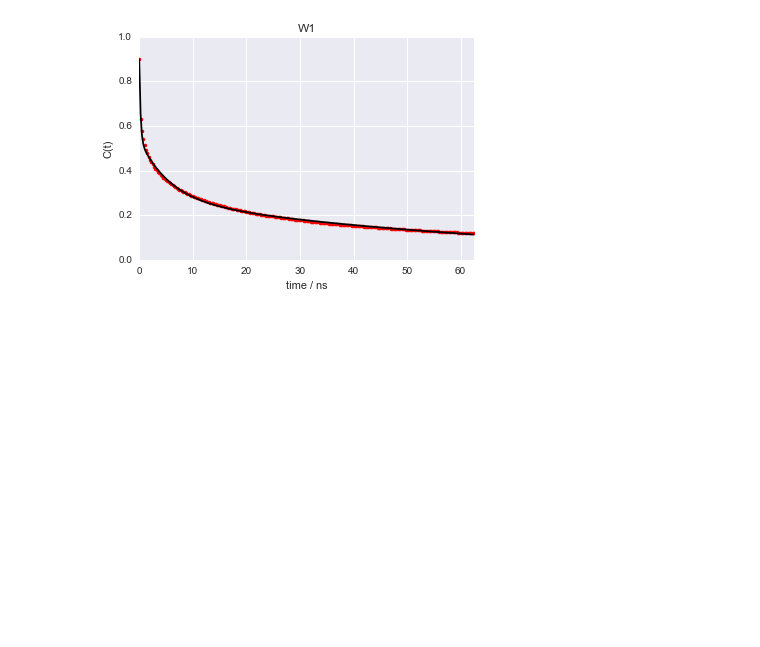
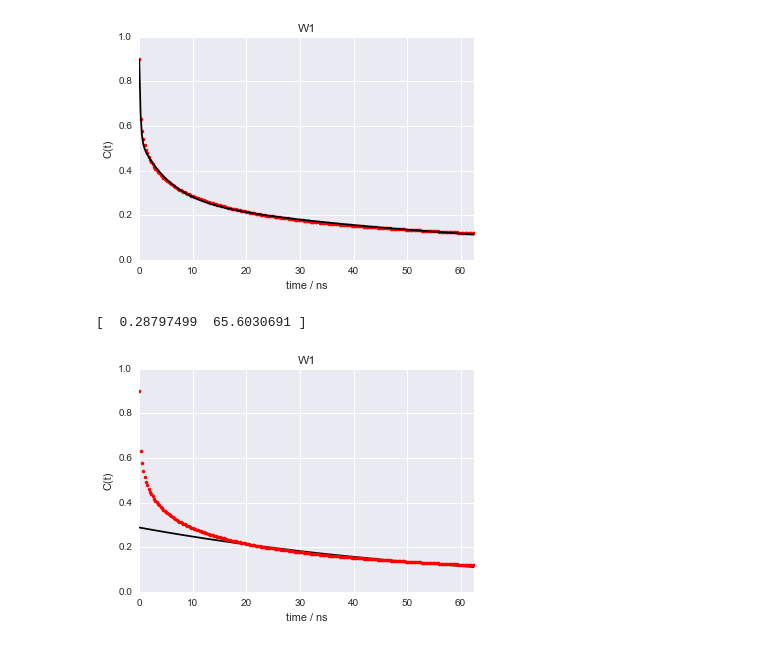
Before and after one commit to choderalab/AURKA_UMN, a Jupyter notebook: analyze/explore-publication-figures.ipynb, the cells around one changed output. Cells and saved outputs as stored; diff of their text form; code cells hidden in the pictures; blank space fills up the shorter version.

```diff
--- a/analyze/explore-publication-figures.ipynb
+++ b/analyze/explore-publication-figures.ipynb
@@ -233,3 +233,29 @@ plt.ylabel('C(t)');
 plt.title('W1');
 # %% [output]
 [figure]
+# %%
+tmin = 15.0 # minimum time for fitting
+indices = np.where(tvec > tmin)
+
+# Fit long-time part of the correlation function
+from scipy.optimize import curve_fit
+def func(tvec, a, tau):
+    return a*np.exp(-tvec/tau)
+
+popt, pcov = curve_fit(func, tvec[indices], D[indices], p0=[0.2, 100])
+
+print(popt)
+fraction = popt[0]
+tau = popt[1]
+
+# Plot exponential fit
+plt.hold(True)
+plt.plot(tvec, func(tvec, *popt), 'k-')
+plt.plot(tvec, D, 'r.')
+plt.axis([0, tvec[-1], 0, 1]);
+plt.xlabel('time / ns');
+plt.ylabel('C(t)');
+plt.title('W1');
+# %% [output]
+[  0.28797499  65.6030691 ]
+[figure, added]
```
Also changed, not shown: parts of 1 cell of this notebook.
